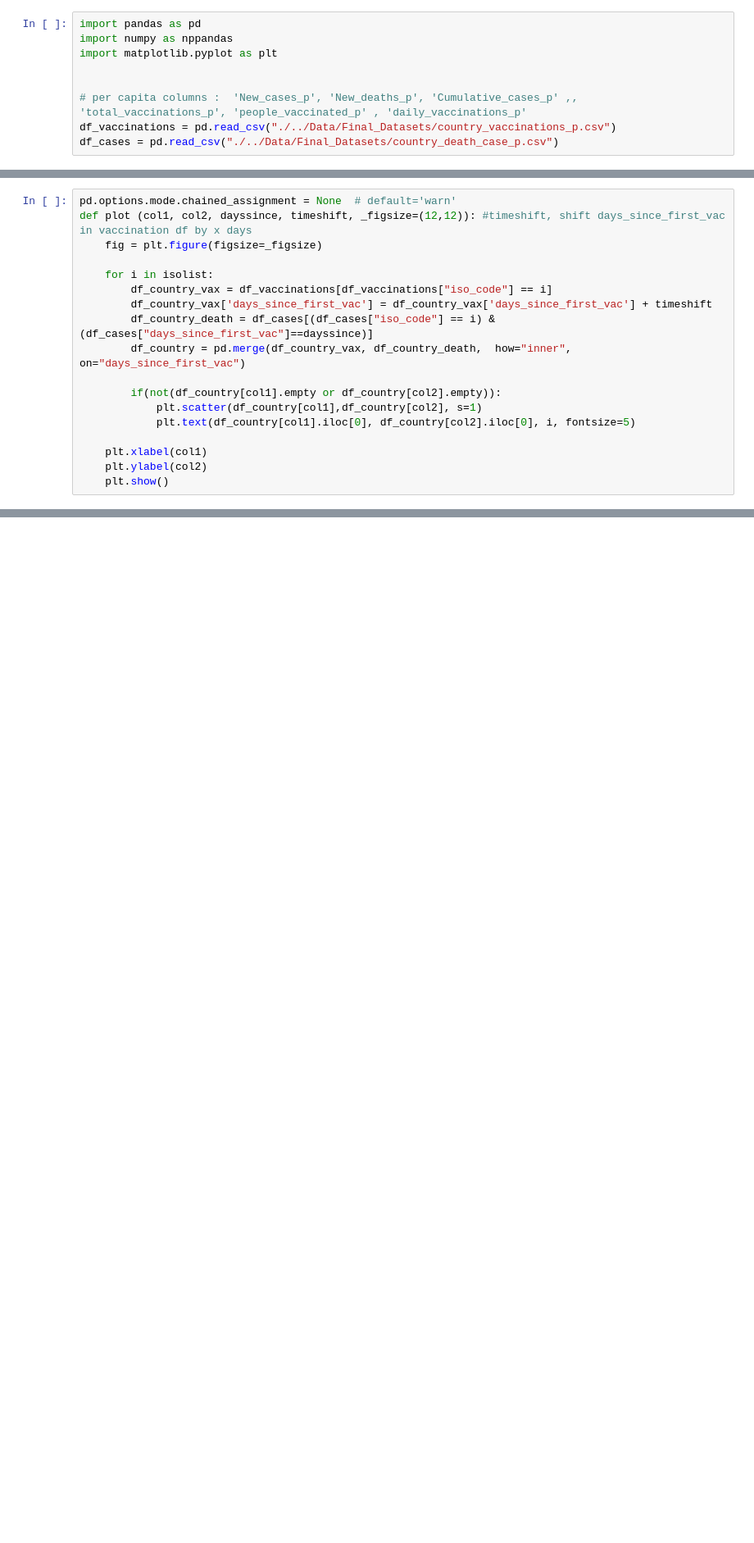
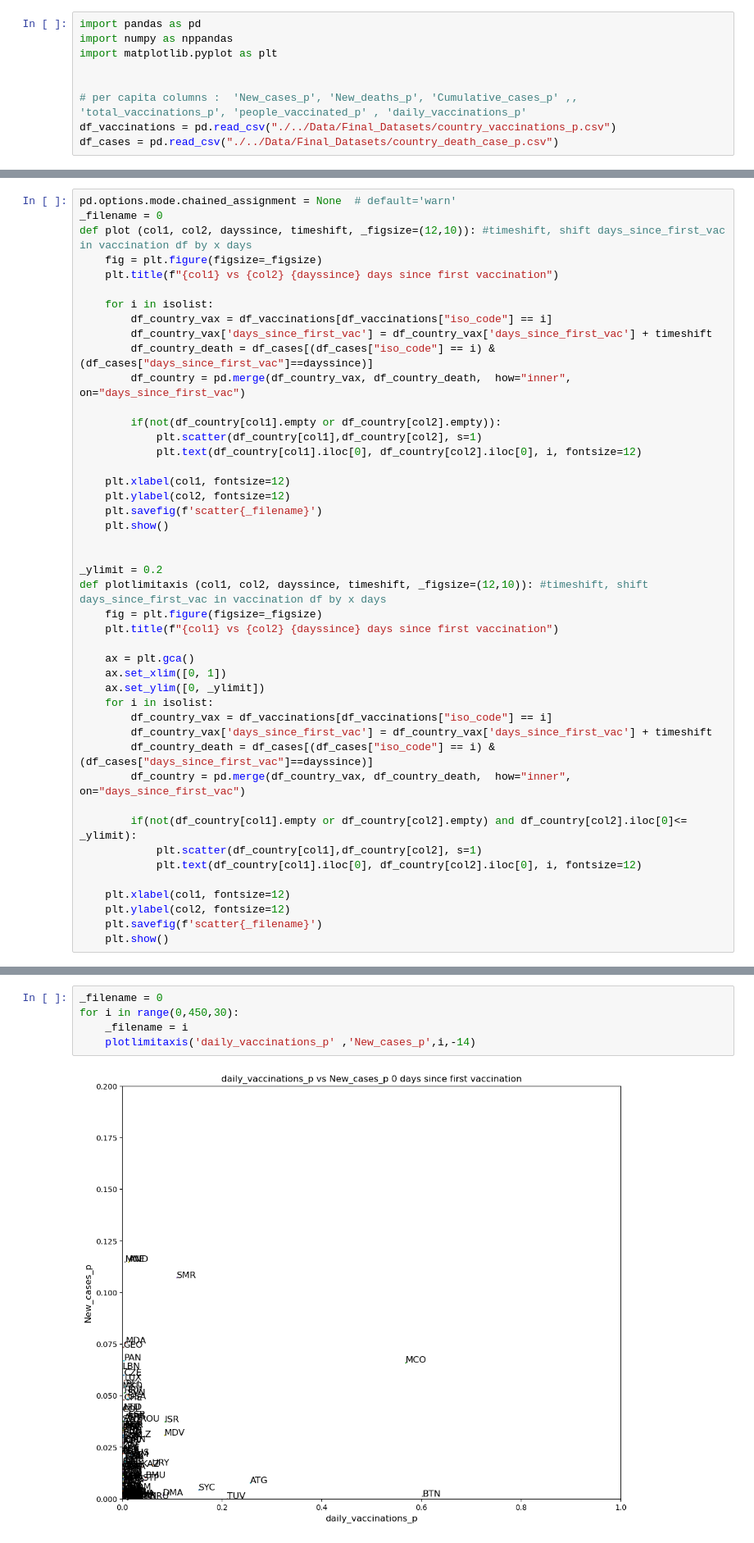
Before and after one commit to jabe1234/Data-Mining-Project, a Jupyter notebook: Python/clustering.ipynb, the cells around one changed output, grey strips where cells are left out. Shown at 82% size. Drawn from its saved outputs; the diff is of its cells as text; blank space fills up the shorter version.

Commit message:
Updated clustering code and added visualizations

```diff
--- a/Python/clustering.ipynb
+++ b/Python/clustering.ipynb
@@ -34,8 +34,10 @@ isolist = {'ABW', 'AFG', 'AGO', 'AIA', 'ALB', 'AND', 'ARG', 'ARM', 'ATG',
        'VUT', 'WLF', 'WSM'}
 # %%
 pd.options.mode.chained_assignment = None  # default='warn'
-def plot (col1, col2, dayssince, timeshift, _figsize=(12,12)): #timeshift, shift days_since_first_vac in vaccination df by x days
+_filename = 0
+def plot (col1, col2, dayssince, timeshift, _figsize=(12,10)): #timeshift, shift days_since_first_vac in vaccination df by x days
     fig = plt.figure(figsize=_figsize)
+    plt.title(f"{col1} vs {col2} {dayssince} days since first vaccination")
 
     for i in isolist:
         df_country_vax = df_vaccinations[df_vaccinations["iso_code"] == i]
@@ -45,10 +47,35 @@ def plot (col1, col2, dayssince, timeshift, _figsize=(12,12)): #timeshift, shift
 
         if(not(df_country[col1].empty or df_country[col2].empty)):
             plt.scatter(df_country[col1],df_country[col2], s=1)
-            plt.text(df_country[col1].iloc[0], df_country[col2].iloc[0], i, fontsize=5)
+            plt.text(df_country[col1].iloc[0], df_country[col2].iloc[0], i, fontsize=12)
 
-    plt.xlabel(col1)
-    plt.ylabel(col2)
+    plt.xlabel(col1, fontsize=12)
+    plt.ylabel(col2, fontsize=12)
+    plt.savefig(f'scatter{_filename}')
     plt.show()
+
+
+_ylimit = 0.2
+def plotlimitaxis (col1, col2, dayssince, timeshift, _figsize=(12,10)): #timeshift, shift days_since_first_vac in vaccination df by x days
+    fig = plt.figure(figsize=_figsize)
+    plt.title(f"{col1} vs {col2} {dayssince} days since first vaccination")
+
+    ax = plt.gca()
+    ax.set_xlim([0, 1])
+    ax.set_ylim([0, _ylimit])
+    for i in isolist:
+        df_country_vax = df_vaccinations[df_vaccinations["iso_code"] == i]
+        df_country_vax['days_since_first_vac'] = df_country_vax['days_since_first_vac'] + timeshift
+        df_country_death = df_cases[(df_cases["iso_code"] == i) & (df_cases["days_since_first_vac"]==dayssince)]
+        df_country = pd.merge(df_country_vax, df_country_death,  how="inner", on="days_since_first_vac")
+
+        if(not(df_country[col1].empty or df_country[col2].empty) and df_country[col2].iloc[0]<= _ylimit):
+            plt.scatter(df_country[col1],df_country[col2], s=1)
+            plt.text(df_country[col1].iloc[0], df_country[col2].iloc[0], i, fontsize=12)
+
+    plt.xlabel(col1, fontsize=12)
+    plt.ylabel(col2, fontsize=12)
+    plt.savefig(f'scatter{_filename}')
+    plt.show()
 # %%
 pd.options.mode.chained_assignment = None  # default='warn'
@@ -82,0 +107,7 @@ plot('daily_vaccinations' ,'New_cases',50.0,-14)
+# %%
+_filename = 0
+for i in range(0,450,30):
+    _filename = i
+    plotlimitaxis('daily_vaccinations_p' ,'New_cases_p',i,-14)
+# %% [output]
+[figure, added]
```
Also changed, not shown: parts of 3 cells of this notebook, 24 other files.
